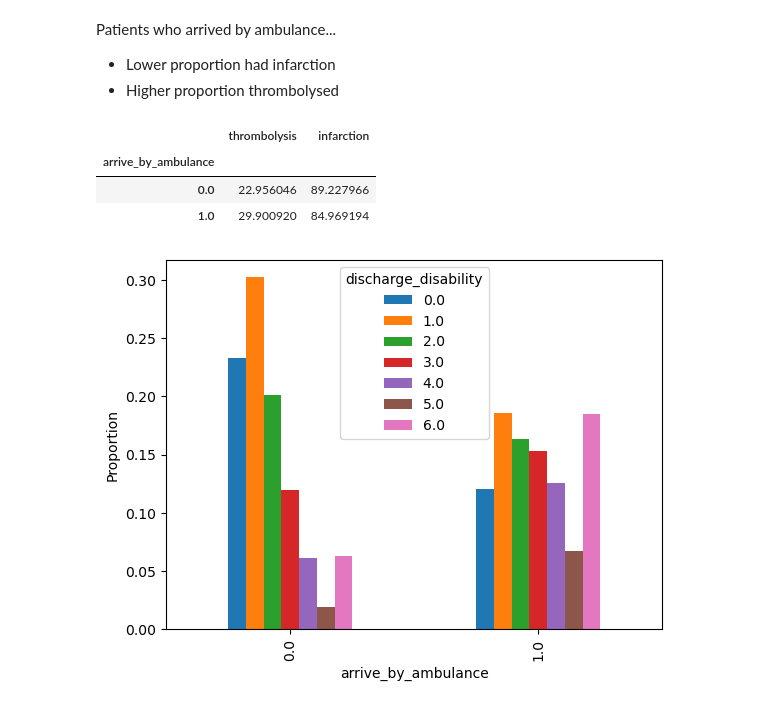
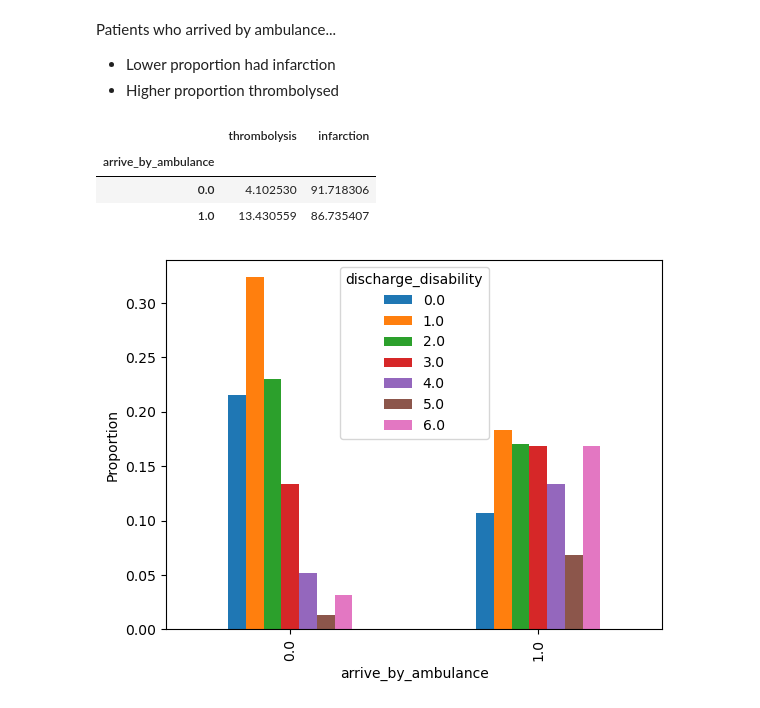
Before and after one commit to samuel-book/samuel_2_data_prep, a Jupyter notebook: descriptive_statistics/sam2_ambulance.ipynb, the cells around one changed output. Cells and saved outputs as stored; diff of their text form; code cells hidden in the pictures.

Commit message:
Work in progress -exploring several new graphs and breakdowns

```diff
--- a/descriptive_statistics/sam2_ambulance.ipynb
+++ b/descriptive_statistics/sam2_ambulance.ipynb
@@ -35,5 +38,7 @@ class Paths:
 paths = Paths()
 # %%
 # Load data
-data = pd.read_csv(os.path.join(paths.data_path,
-                                paths.data_filename))
+data_full = pd.read_csv(os.path.join(
+    paths.data_path, paths.admission_only_filename))
+data_4h = pd.read_csv(os.path.join(
+    paths.data_path, paths.data_4h_filename))
@@ -60,0 +49,3 @@ arrive_ambulance_stats
+# %%
+data_full = data_full[data_full['arrive_by_ambulance'].notna()]
+data_4h = data_4h[data_4h['arrive_by_ambulance'].notna()]
@@ -60,0 +54,11 @@ arrive_ambulance_stats
+# %%
+# Create datetime with month and year
+data_full['month_year_dt'] = pd.to_datetime(
+    data_full['year'].astype(str) + '-' +
+    data_full['month'].astype(str), format='%Y-%m')
+
+# Convert to period of m (month and year)
+data_full['month_year'] = data_full['month_year_dt'].dt.to_period('m')
+
+# Convert to period of q (quarter and year)
+data_full['quarter_year'] = data_full['month_year_dt'].dt.to_period('q')
@@ -60,0 +254,3 @@ arrive_ambulance_stats
+# %%
+data_full['4hours'] = np.where(data_full['onset_to_arrival_time'] <= 240, 1, 0)
+data_full.groupby('arrive_by_ambulance')['4hours'].mean()
@@ -100,10 +383,10 @@ Patients who arrived by ambulance...
 # %%
 # Convert from 0/1 to False/True
 amb_compare_cols = ['thrombolysis', 'infarction']
-amb_compare = data[amb_compare_cols] == 1
+amb_compare = data_full[amb_compare_cols] == 1
 
 # Add whether arrived by ambulance
-amb_compare['arrive_by_ambulance'] = data['arrive_by_ambulance']
+amb_compare['arrive_by_ambulance'] = data_full['arrive_by_ambulance']
 
 # Groupby arrive by ambulance and find proportion == 1
 # (e.g. proportion thrombolysed)
@@ -113,16 +396,16 @@ amb_compare['arrive_by_ambulance'] = data['arrive_by_ambulance']
 # %% [output]
 |  | thrombolysis | infarction |
 | arrive_by_ambulance |  |  |
-| 0.0 | 22.956046 | 89.227966 |
-| 1.0 | 29.900920 | 84.969194 |
+| 0.0 | 4.102530 | 91.718306 |
+| 1.0 | 13.430559 | 86.735407 |
 # %%
 # Create grouped bar plot based on proportions
-(data
+(data_full
  .groupby('arrive_by_ambulance')['discharge_disability']
  .value_counts(normalize=True)
  .unstack('discharge_disability')
  .plot.bar())
 plt.ylabel('Proportion')
 plt.show()
 # %% [output]
-[figure, old version]
+[figure, new version]
```
Also changed, not shown: parts of 37 cells of this notebook.
